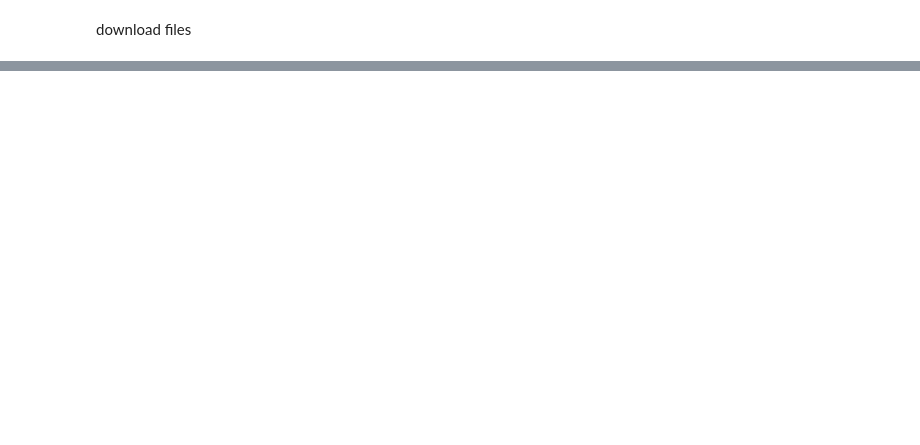
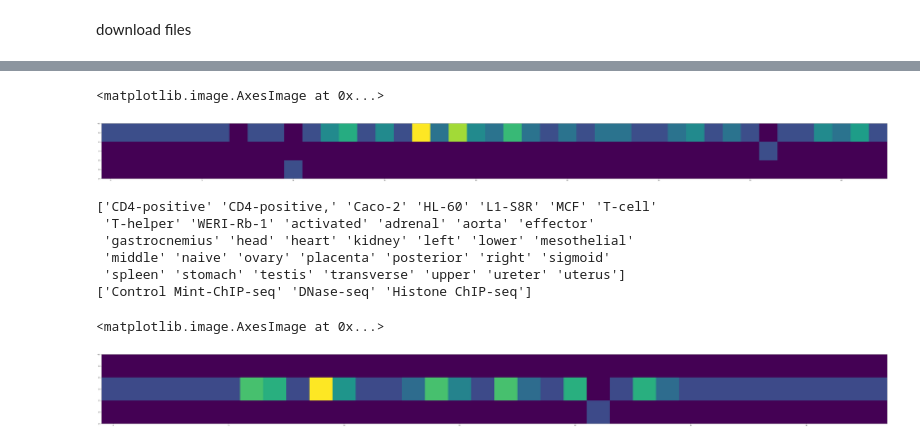
Before and after one commit to wuweitan/data-infrastructure, a Jupyter notebook: examples/Obtain experiment details from ENCODE.ipynb, the cells around one changed output, grey strips where cells are left out. Cells and saved outputs as stored; diff of their text form; code cells hidden in the pictures; blank space fills up the shorter version.

```diff
--- a/examples/Obtain experiment details from ENCODE.ipynb
+++ b/examples/Obtain experiment details from ENCODE.ipynb
@@ -74,0 +95,37 @@ ax.imshow(np.log(data_availability_summary + 1))
+# %%
+data_availability_summary = np.zeros((len(unique_cellline_list), len(unique_sequencing_method_list)))
+for experiment_i in experiment_list:
+    if(('biobiosample_summary' in list(experiment_summary[experiment_i].keys())) & ('assay_title' in list(experiment_summary[experiment_i].keys())) & ('assembly' in list(experiment_summary[experiment_i].keys()))):
+        index0 = np.where(experiment_summary[experiment_i]['biobiosample_summary'].split(' ')[0] == unique_cellline_list)[0][0]
+        index1 = np.where(experiment_summary[experiment_i]['assay_title'] == unique_sequencing_method_list)[0][0]
+        data_availability_summary[index0, index1] = data_availability_summary[index0, index1] + 1
+fig, ax = plt.subplots(figsize=(100, 20))
+ax.imshow(np.log(data_availability_summary + 1).T)
+# %% [output]
+<matplotlib.image.AxesImage at 0x...>
+[figure, added]
+# %%
+#file_list_dnase_hg38_bednarrowpeak.txt
+unique_cellline_list = np.unique(cellline_list)
+print(unique_cellline_list)
+unique_sequencing_method_list = np.unique(sequencing_method_list)
+print(unique_sequencing_method_list)
+# %% [output]
+['CD4-positive' 'CD4-positive,' 'Caco-2' 'HL-60' 'L1-S8R' 'MCF' 'T-cell'
+ 'T-helper' 'WERI-Rb-1' 'activated' 'adrenal' 'aorta' 'effector'
+ 'gastrocnemius' 'head' 'heart' 'kidney' 'left' 'lower' 'mesothelial'
+ 'middle' 'naive' 'ovary' 'placenta' 'posterior' 'right' 'sigmoid'
+ 'spleen' 'stomach' 'testis' 'transverse' 'upper' 'ureter' 'uterus']
+['Control Mint-ChIP-seq' 'DNase-seq' 'Histone ChIP-seq']
+# %%
+data_availability_summary = np.zeros((len(unique_cellline_list), len(unique_sequencing_method_list)))
+for experiment_i in experiment_list:
+    if(('biobiosample_summary' in list(experiment_summary[experiment_i].keys())) & ('assay_title' in list(experiment_summary[experiment_i].keys())) & ('assembly' in list(experiment_summary[experiment_i].keys()))):
+        index0 = np.where(experiment_summary[experiment_i]['biobiosample_summary'].split(' ')[0] == unique_cellline_list)[0][0]
+        index1 = np.where(experiment_summary[experiment_i]['assay_title'] == unique_sequencing_method_list)[0][0]
+        data_availability_summary[index0, index1] = data_availability_summary[index0, index1] + 1
+fig, ax = plt.subplots(figsize=(100, 20))
+ax.imshow(np.log(data_availability_summary + 1).T)
+# %% [output]
+<matplotlib.image.AxesImage at 0x...>
+[figure, added]
```
Also changed, not shown: parts of 16 cells of this notebook, 4 other files.
